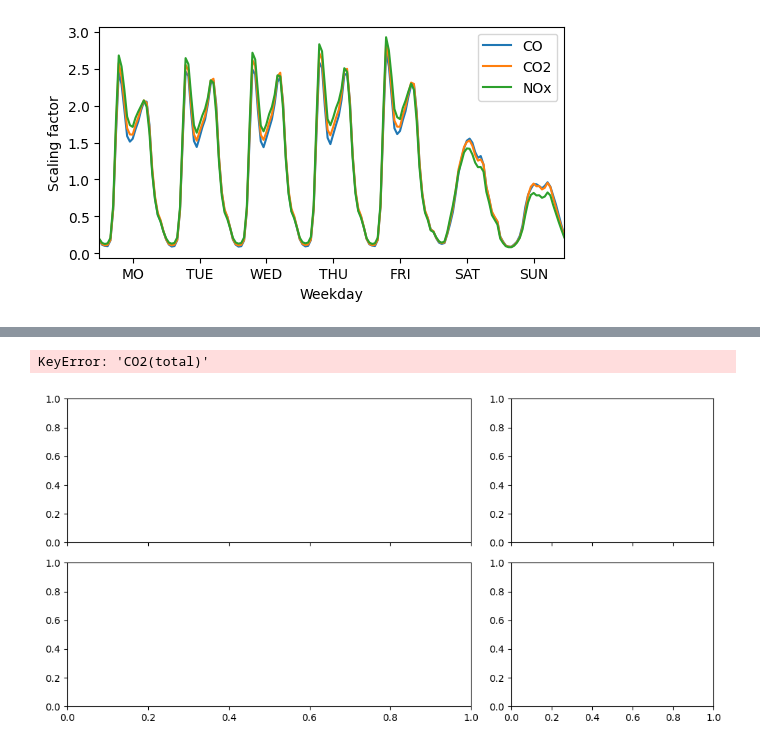
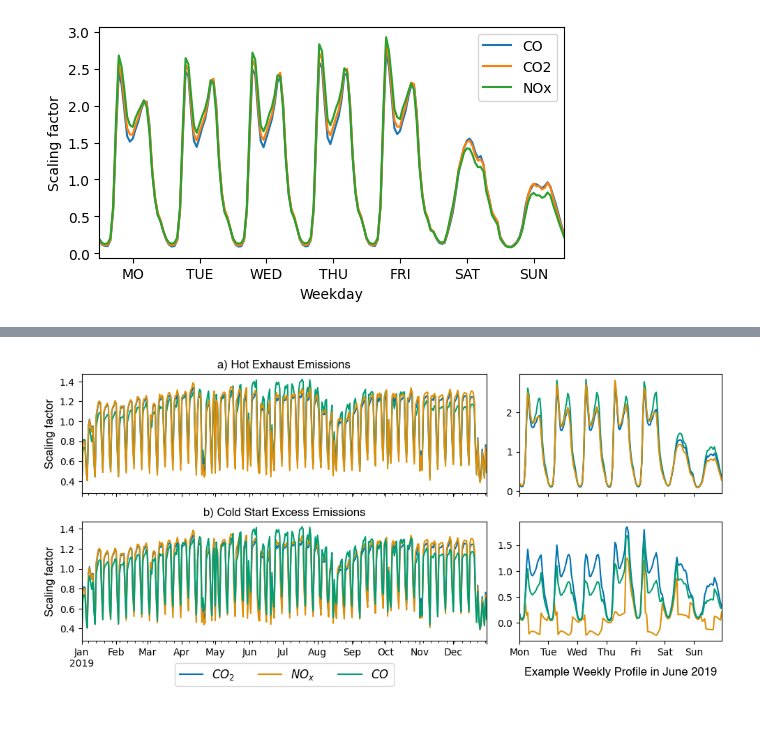
Before and after one commit to tum-esm/drive-inventory, a Jupyter notebook: notebooks/plotting and diagnostics/plot_inventory_timeprofiles.ipynb, the cells around one changed output, grey strips where cells are left out. Cells and saved outputs as stored; diff of their text form; code cells hidden in the pictures.

Commit message:
revise colorshemes

```diff
--- a/notebooks/plotting and diagnostics/plot_inventory_timeprofiles.ipynb
+++ b/notebooks/plotting and diagnostics/plot_inventory_timeprofiles.ipynb
@@ -28,12 +29,15 @@ folderpath = data_paths.INVENTORY_PATH + 'temporal_profiles/'
 profile_fname = f'GNFR_F_hot_timeprofile_{year}.csv'
 temp_profile = pd.read_csv(folderpath + profile_fname)
 temp_profile['timestamp'] = pd.to_datetime(temp_profile['timestamp'])
+temp_profile['scaling_factor'] = temp_profile['scaling_factor'].astype(float)
 temp_profile = temp_profile.set_index(['component', 'year', 'timestamp']).sort_index()
 
 
 cold_start_profile = f'GNFR_F_cold_timeprofile_{year}.csv'
 temp_cold_start = pd.read_csv(folderpath + cold_start_profile)
-temp_cold_start.set_index('timestamp', inplace=True)
+temp_cold_start['timestamp'] = pd.to_datetime(temp_cold_start['timestamp'])
+temp_cold_start['scaling_factor'] = temp_cold_start['scaling_factor'].astype(float)
+temp_cold_start = temp_cold_start.set_index(['component', 'year', 'timestamp']).sort_index()
 # %%
 fig, ax = plt.subplots(figsize=(6, 3))
 
@@ -162,49 +257,48 @@ KeyError: 'CO2(total)'
 # %%
-# make a combiend plot
 fig, ax = plt.subplots(2,2, figsize=(10, 5), sharex='col', tight_layout=True, width_ratios=[2, 1])
+
+colors = sns.color_palette("colorblind")
 
 start_time_l = '2019-01-01'
 end_time_l = '2019-12-31'
 
-temp_cold_start['CO2(total)'].loc[start_time_l : end_time_l].resample('1d').mean().plot(ax = ax[1,0], label = 'CO2')
-temp_cold_start['NOx'].loc[start_time_l : end_time_l].resample('1d').mean().plot(ax = ax[1,0], label = 'NOx')
-temp_cold_start['CO'].loc[start_time_l : end_time_l].resample('1d').mean().plot(ax = ax[1,0], label = 'CO')
+temp_profile.loc['CO2(rep)', 2019]['scaling_factor'].loc[start_time_l : end_time_l].resample('1d').mean().plot(ax = ax[1,0], label = '$CO_2$', color = colors[0])
+temp_profile.loc['NOx', 2019]['scaling_factor'].loc[start_time_l : end_time_l].resample('1d').mean().plot(ax = ax[1,0], label = '$NO_x$', color = colors[1])
+temp_profile.loc['CO', 2019]['scaling_factor'].loc[start_time_l : end_time_l].resample('1d').mean().plot(ax = ax[1,0], label = '$CO$', color = colors[2])
 
 temp_profile.loc['CO', '2019'].loc[start_time_l:end_time_l]\
-    ['scaling_factor'].resample('1d').mean().plot(ax = ax[0,0], label = 'CO')
+    ['scaling_factor'].resample('1d').mean().plot(ax = ax[0,0], label = '$CO$', color = colors[2])
 temp_profile.loc['CO2(rep)', '2019'].loc[start_time_l:end_time_l]\
-    ['scaling_factor'].resample('1d').mean().plot(ax = ax[0,0], label = 'CO2')
+    ['scaling_factor'].resample('1d').mean().plot(ax = ax[0,0], label = '$CO_2$', color = colors[0])
 temp_profile.loc['NOx', '2019'].loc[start_time_l:end_time_l]\
-    ['scaling_factor'].resample('1d').mean().plot(ax = ax[0,0], label = 'NOx')
-
+    ['scaling_factor'].resample('1d').mean().plot(ax = ax[0,0], label = '$NO_x$', color = colors[1])
 start_time = '2019-06-03'
 end_time = '2019-06-09'
 
-temp_cold_start['CO2(total)'].loc[start_time : end_time].plot(ax = ax[1,1], label = 'CO2')
-temp_cold_start['NOx'].loc[start_time : end_time].plot(ax = ax[1,1], label = 'NOx')
-temp_cold_start['CO'].loc[start_time : end_time].plot(ax = ax[1,1], label = 'CO')
+temp_cold_start.loc['CO2(rep)', 2019]['scaling_factor'].loc[start_time : end_time].plot(ax = ax[1,1], label = '$CO_2$', color = colors[0])
+temp_cold_start.loc['NOx', 2019]['scaling_factor'].loc[start_time : end_time].plot(ax = ax[1,1], label = '$NO_x$', color = colors[1])
+temp_cold_start.loc['CO', 2019]['scaling_factor'].loc[start_time : end_time].plot(ax = ax[1,1], label = '$CO$', color = colors[2])
 
 temp_profile.loc['CO', '2019'].loc[start_time:end_time]\
-    ['scaling_factor'].plot(ax = ax[0,1], label = 'CO')
+    ['scaling_factor'].plot(ax = ax[0,1], label = '$CO$', color = colors[2])
 temp_profile.loc['CO2(rep)', '2019'].loc[start_time:end_time]\
-    ['scaling_factor'].plot(ax = ax[0,1], label = 'CO2')
+    ['scaling_factor'].plot(ax = ax[0,1], label = '$CO_2$', color = colors[0])
 temp_profile.loc['NOx', '2019'].loc[start_time:end_time]\
-    ['scaling_factor'].plot(ax = ax[0,1], label = 'NOx')
+    ['scaling_factor'].plot(ax = ax[0,1], label = '$NO_x$', color = colors[1])
 
 ax[1,1].set_xticks(pd.date_range(start_time, end_time, freq='D'))
 ax[1,1].set_xticklabels(['Mon', 'Tue', 'Wed', 'Thu', 'Fri', 'Sat', 'Sun',])
 ax[1,1].set_xlabel('Example Weekly Profile in June 2019', fontsize = 12, font = 'Helvetica', labelpad = 10)
 
 ax[1,0].set_xlabel(' ')
 ax[1,0].legend(bbox_to_anchor =(0.5,-0.43), ncol = 3, loc = 'lower center', fontsize =12)
 
 ax[0,0].set_title('a) Hot Exhaust Emissions',font = 'Helvetica', fontsize = 12)
 ax[1,0].set_title('b) Cold Start Excess Emissions',font = 'Helvetica', fontsize = 12)
 
 ax[1,0].set_ylabel('Scaling factor', font = 'Helvetica', fontsize = 12)
 ax[0,0].set_ylabel('Scaling factor', font = 'Helvetica', fontsize = 12)
 
 plt.show()
 # %% [output]
-KeyError: 'CO2(total)'
-[figure, old version]
+[figure, new version]
```
Also changed, not shown: parts of 8 cells of this notebook, 6 other files.
